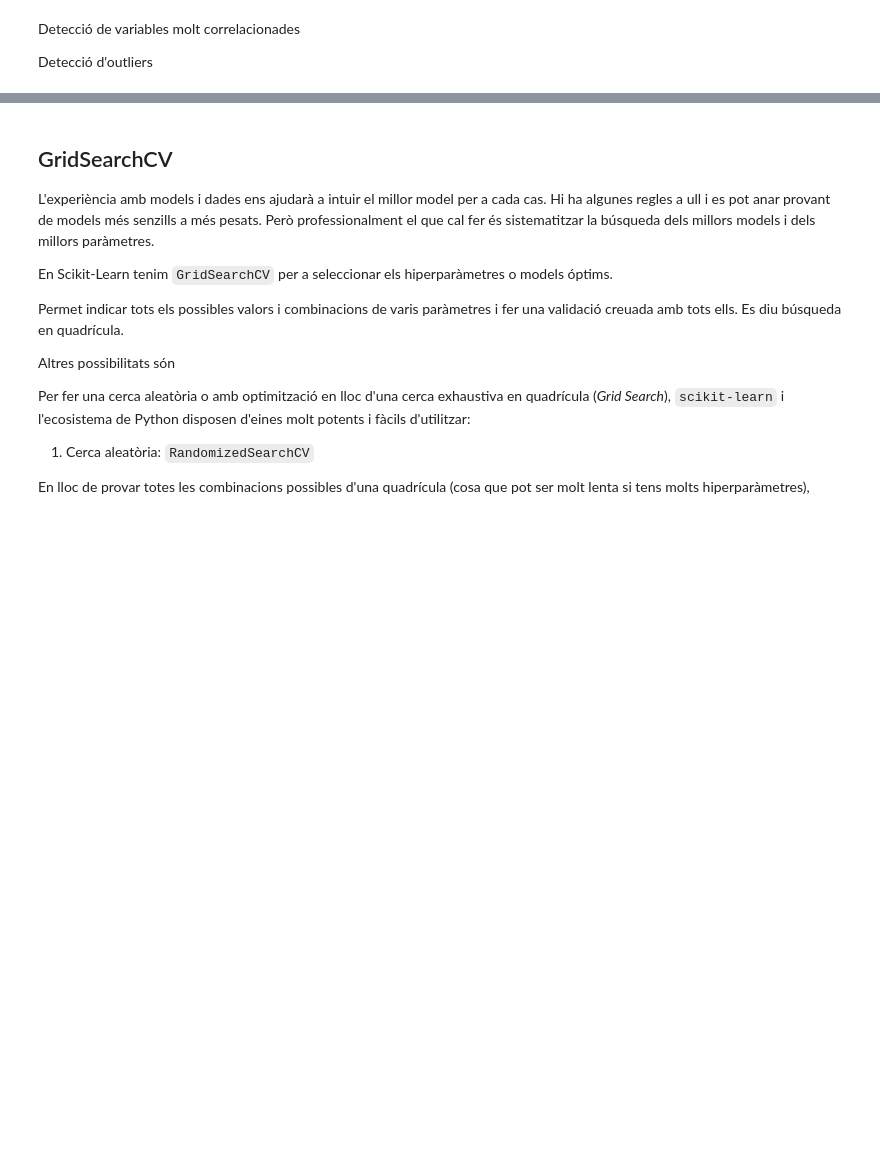
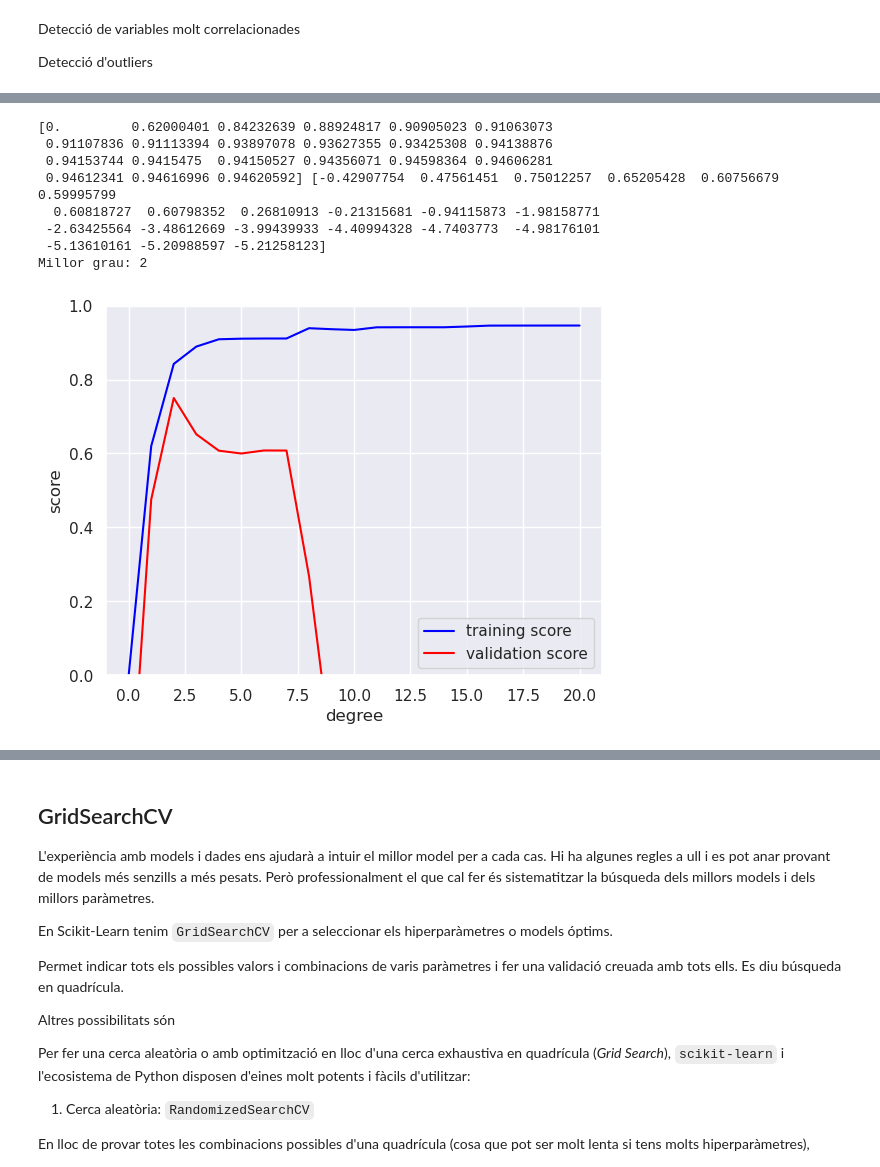
Before and after one commit to xxjcaxx/Disseny-i-avaluacio-de-models, a Jupyter notebook: apunts/documents/optimitzacions_supervisats.ipynb, the cells around one changed output, grey strips where cells are left out. Cells and saved outputs as stored; diff of their text form; code cells hidden in the pictures; blank space fills up the shorter version.

```diff
--- a/apunts/documents/optimitzacions_supervisats.ipynb
+++ b/apunts/documents/optimitzacions_supervisats.ipynb
@@ -153,0 +173,24 @@ A diferència d'enfocaments completament automàtics, aquest paràmetre permet q
+# %%
+degree = np.arange(0, 21)
+train_score, val_score = validation_curve(PolynomialRegression(), X, y, param_name='polynomialfeatures__degree', param_range=degree, cv=7)
+
+plt.plot(degree, np.median(train_score, 1), color='blue', label='training score')
+plt.plot(degree, np.median(val_score, 1), color='red', label='validation score')
+plt.legend(loc='best')
+plt.ylim(0, 1)
+plt.xlabel('degree')
+plt.ylabel('score')
+
+print(np.median(train_score, 1), np.median(val_score, 1))
+
+print("Millor grau:", degree[np.argmax(np.median(val_score, 1))])
+# %% [output]
+[0.         0.62000401 0.84232639 0.88924817 0.90905023 0.91063073
+ 0.91107836 0.91113394 0.93897078 0.93627355 0.93425308 0.94138876
+ 0.94153744 0.9415475  0.94150527 0.94356071 0.94598364 0.94606281
+ 0.94612341 0.94616996 0.94620592] [-0.42907754  0.47561451  0.75012257  0.65205428  0.60756679  0.59995799
+  0.60818727  0.60798352  0.26810913 -0.21315681 -0.94115873 -1.98158771
+ -2.63425564 -3.48612669 -3.99439933 -4.40994328 -4.7403773  -4.98176101
+ -5.13610161 -5.20988597 -5.21258123]
+Millor grau: 2
+[figure, added]
```
Also changed, not shown: parts of 8 cells of this notebook, 2 other files.
